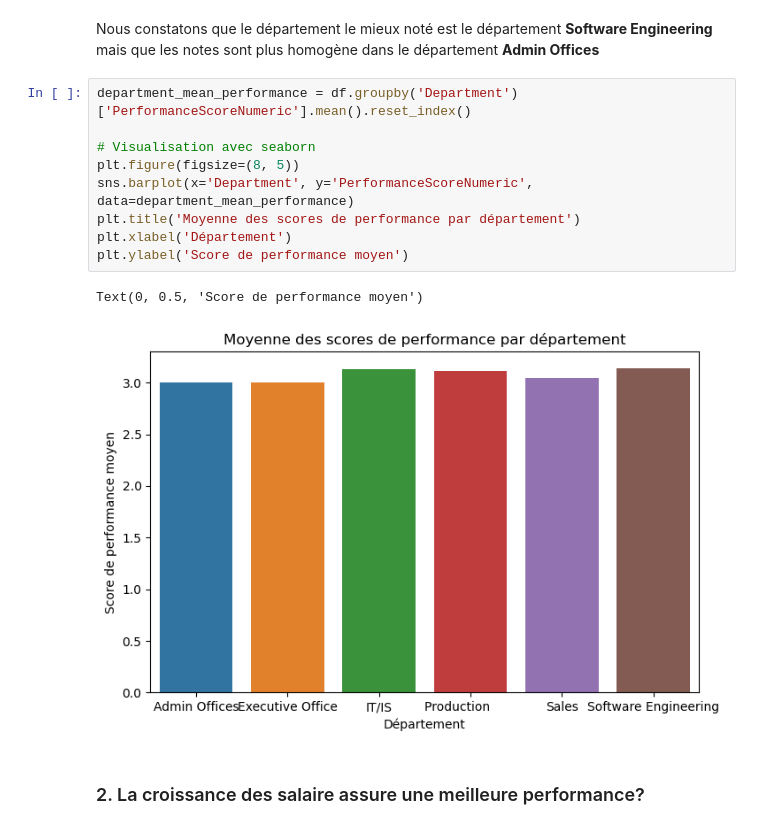
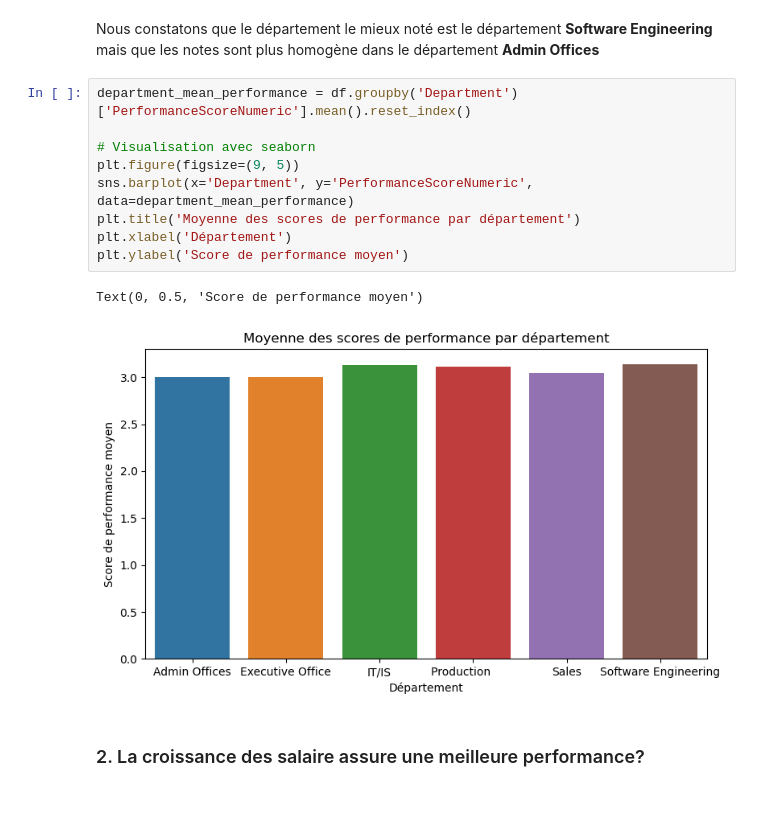
Before and after one commit to jeff541/data-analyst-portfolio, a Jupyter notebook: Employees performance score/performance_score.ipynb, the cells around one changed output. Saved outputs shown, nothing was run; the diff lists cells and outputs as text; blank space fills up the shorter version.

```diff
--- a/Employees performance score/performance_score.ipynb
+++ b/Employees performance score/performance_score.ipynb
@@ -260,15 +264,15 @@ df.groupby(['Department'])['PerformanceScoreNumeric'].agg(['count','mean','std']
 # %%
 department_mean_performance = df.groupby('Department')['PerformanceScoreNumeric'].mean().reset_index()
 
 # Visualisation avec seaborn
-plt.figure(figsize=(8, 5))
+plt.figure(figsize=(9, 5))
 sns.barplot(x='Department', y='PerformanceScoreNumeric', data=department_mean_performance)
 plt.title('Moyenne des scores de performance par département')
 plt.xlabel('Département')
 plt.ylabel('Score de performance moyen')
 # %% [output]
 Text(0, 0.5, 'Score de performance moyen')
-[figure, old version]
+[figure, new version]
 # %% [markdown]
 ### 2. La croissance des salaire assure une meilleure performance?
 # %%
```
Also changed, not shown: parts of 3 cells of this notebook.
